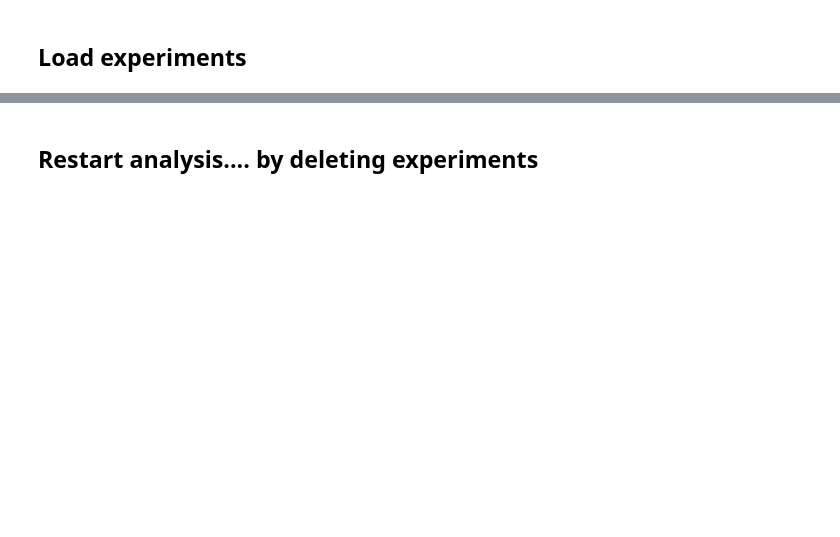
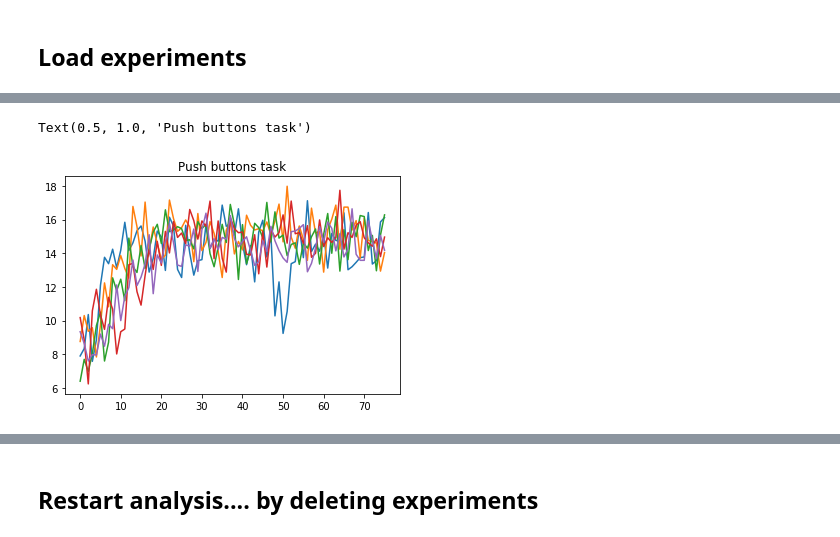
Before and after one commit to benlansdell/Meta-RL, a Jupyter notebook: notebooks/2_Egocentric_Model_performance.ipynb, the cells around one changed output, grey strips where cells are left out. Cells and saved outputs as stored; diff of their text form; code cells hidden in the pictures; blank space fills up the shorter version.

```diff
--- a/notebooks/2_Egocentric_Model_performance.ipynb
+++ b/notebooks/2_Egocentric_Model_performance.ipynb
@@ -89,0 +79,8 @@ Text(0.5, 1.0, 'Step lights task')
+# %%
+#Get metrics
+expt_reward_pushbuttons = np.array([pushbuttons_set[i].metrics['training.mean_reward'] for i in range(1,len(pushbuttons_set))])
+plt.plot(expt_reward_pushbuttons.T)
+plt.title('Push buttons task')
+# %% [output]
+Text(0.5, 1.0, 'Push buttons task')
+[figure, added]
```
Also changed, not shown: parts of 13 cells of this notebook, 4 other files.
